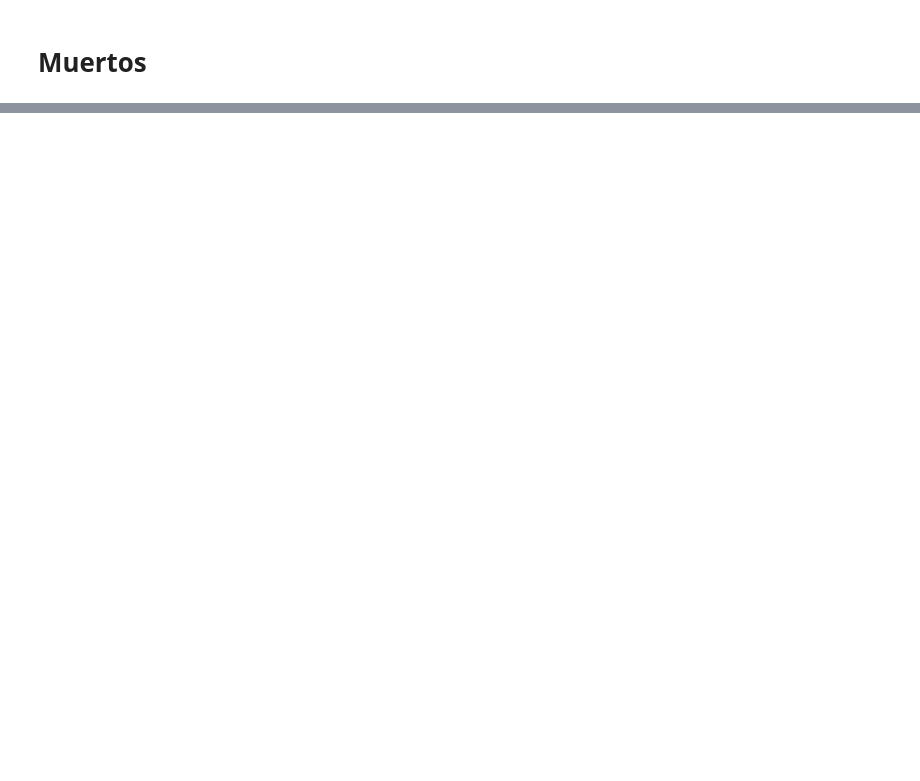
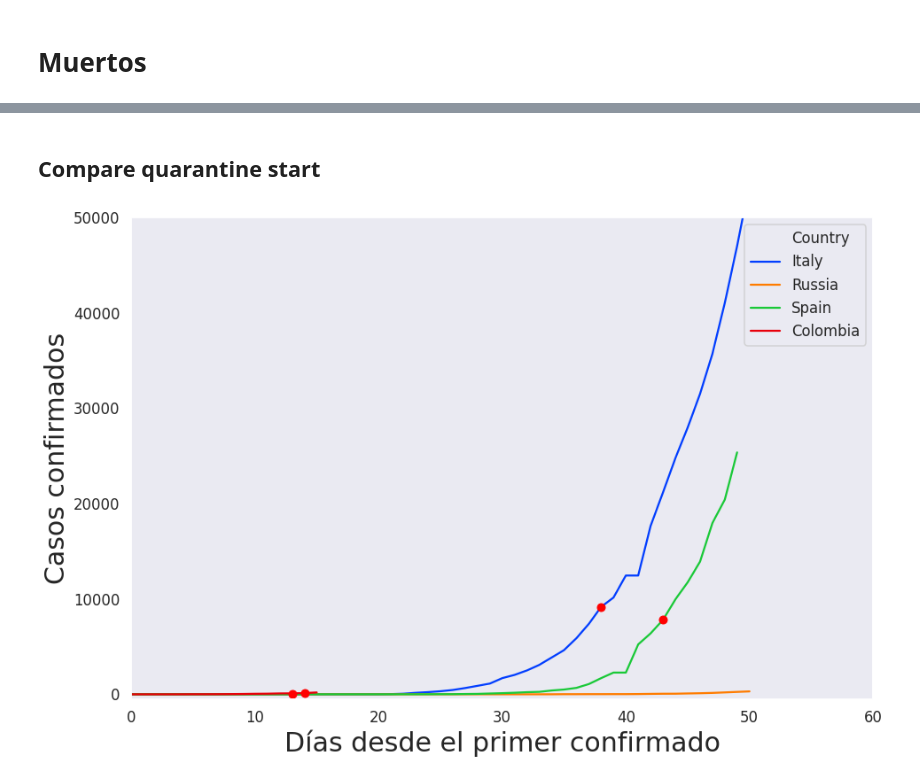
Before and after one commit to davidbetancur8/coronavirus, a Jupyter notebook: notebooks/static_viz.ipynb, the cells around one changed output, grey strips where cells are left out. Saved outputs shown, nothing was run; the diff lists cells and outputs as text; code cells hidden in the pictures; blank space fills up the shorter version.

```diff
--- a/notebooks/static_viz.ipynb
+++ b/notebooks/static_viz.ipynb
@@ -83,0 +87,22 @@ plt.show()
+# %% [markdown]
+## Compare quarantine start
+# %%
+paises_comp = ["Italy", "Spain", "Colombia", "Russia"]
+df_compare = new_df[new_df["Country"].isin(paises_comp)]
+# %%
+plt.figure(figsize=(15,10))
+ax = sns.lineplot(x="days_since_start", y="Confirmed", hue="Country", data=df_compare)
+ax.set_xlabel("Días desde el primer confirmado",fontsize=30)
+ax.set_ylabel("Casos confirmados",fontsize=30)
+cuarentenas = [38, 43, 14, 13]
+
+for i, c in enumerate(cuarentenas):
+    conf = df_compare[((df_compare["Country"] == paises_comp[i]) & (df_compare["days_since_start"] == c))]["Confirmed"].values[0]
+    plt.plot(c, conf, marker='o', color="r")
+
+axes = ax.axes
+axes.set_ylim(-500,50000)
+axes.set_xlim(0,60)
+plt.show()
+# %% [output]
+[figure, added]
```
Also changed, not shown: parts of 6 cells of this notebook, 2 other files.
